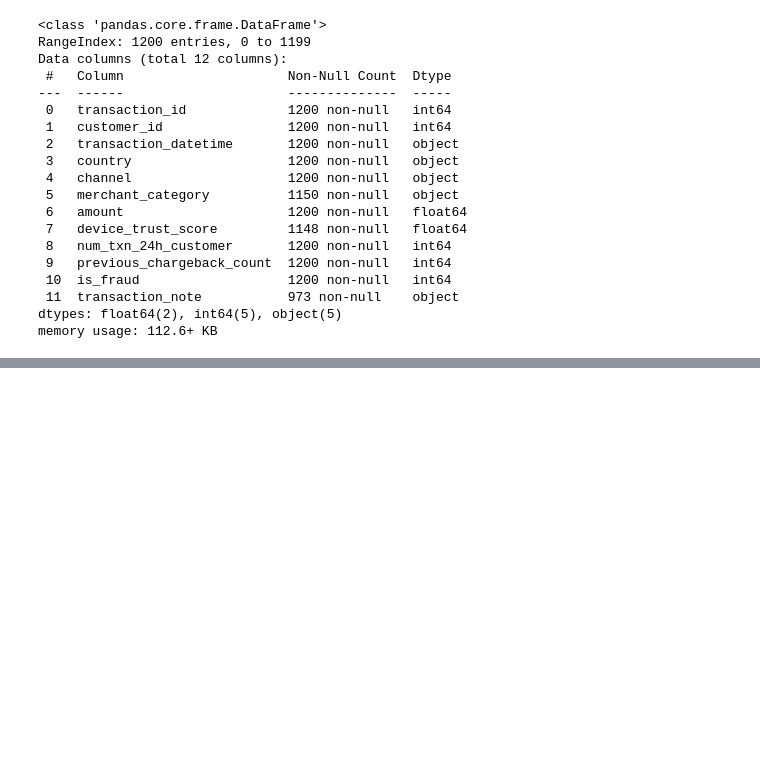
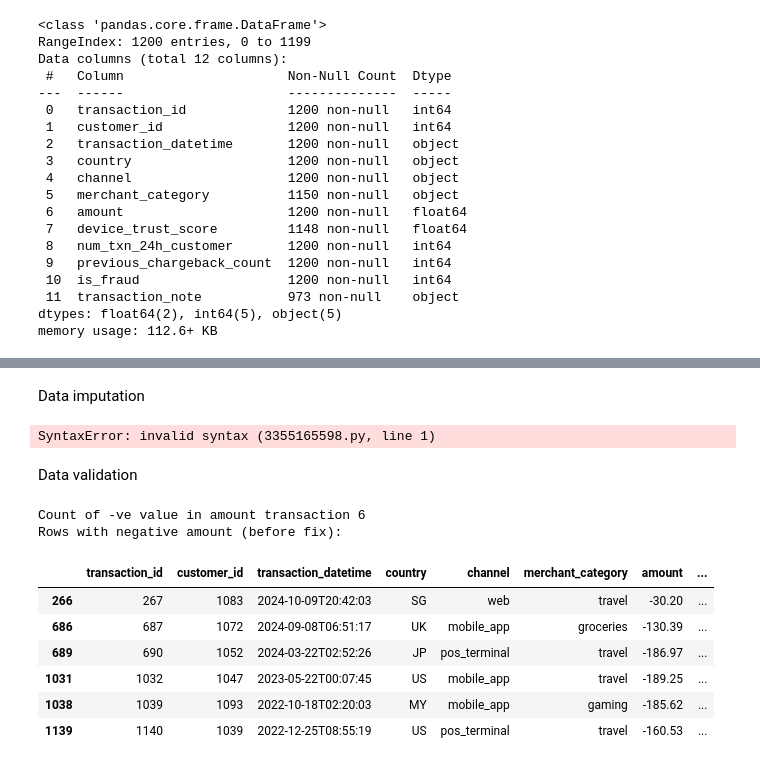
Before and after one commit to Aliff00/um-wie3007-data-mining-group14, a Jupyter notebook: part_one.ipynb, the cells around one changed output, grey strips where cells are left out. Drawn from its saved outputs; the diff is of its cells as text; code cells hidden in the pictures; blank space fills up the shorter version.

```diff
--- a/part_one.ipynb
+++ b/part_one.ipynb
@@ -78,0 +83,28 @@ df_raw.describe(include="all")
+# %%
+df_clean = df_raw.copy()
+# %% [markdown]
+Data imputation
+# %%
+Letak imputation sini  - refer data as df_clean okayyy
+# %% [output]
+SyntaxError: invalid syntax (3355165598.py, line 1)
+# %% [markdown]
+Data validation
+# %%
+# Check if there is negative value @ amount
+negative_amount = df_clean['amount'] < 0
+
+print("Count of -ve value in amount transaction",(negative_amount).sum())
+
+print("Rows with negative amount (before fix):")
+df_clean.loc[negative_amount]
+# %% [output]
+Count of -ve value in amount transaction 6
+Rows with negative amount (before fix):
+|  | transaction_id | customer_id | transaction_datetime | country | channel | merchant_category | amount | ... |
+| 266 | 267 | 1083 | 2024-10-09T20:42:03 | SG | web | travel | -30.20 | ... |
+| 686 | 687 | 1072 | 2024-09-08T06:51:17 | UK | mobile_app | groceries | -130.39 | ... |
+| 689 | 690 | 1052 | 2024-03-22T02:52:26 | JP | pos_terminal | travel | -186.97 | ... |
+| 1031 | 1032 | 1047 | 2023-05-22T00:07:45 | US | mobile_app | travel | -189.25 | ... |
+| 1038 | 1039 | 1093 | 2022-10-18T02:20:03 | MY | mobile_app | gaming | -185.62 | ... |
+| 1139 | 1140 | 1039 | 2022-12-25T08:55:19 | US | pos_terminal | travel | -160.53 | ... |
```
Also changed, not shown: parts of 8 cells of this notebook, 1 other file.
